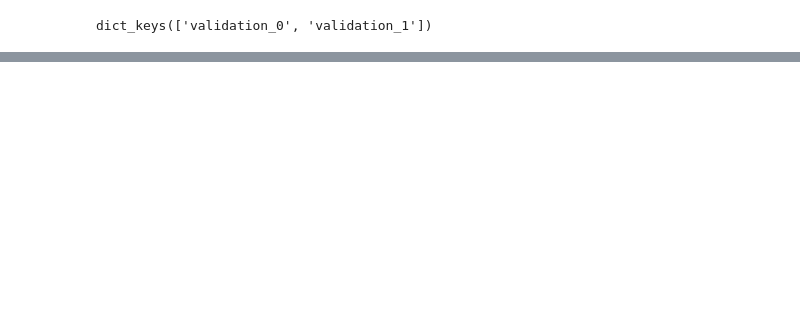
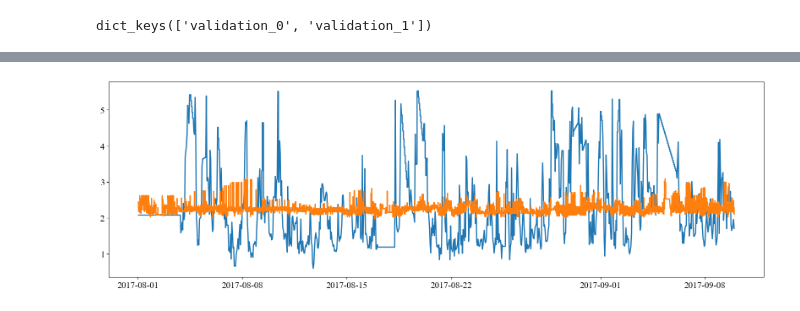
Before and after one commit to PauloCasmal/data-mining-study, a Jupyter notebook: XGB-mining.ipynb, the cells around one changed output, grey strips where cells are left out. Cells and saved outputs as stored; diff of their text form; code cells hidden in the pictures; blank space fills up the shorter version.

```diff
--- a/XGB-mining.ipynb
+++ b/XGB-mining.ipynb
@@ -130,0 +188,12 @@ plt.show()
+# %%
+yy = df[df.index > '2017-08-01 00:00:00']
+# %%
+plt.figure(figsize=(20, 6))
+
+plt.plot(yy.index, yy['% Silica Concentrate'], label='Actual % Silica Concentrate', c='tab:blue')
+
+plt.plot(y_test.index, y_pred, label='Predicted % Silica Concentrate', c='tab:orange')
+
+plt.show()
+# %% [output]
+[figure, added]
```
Also changed, not shown: parts of 21 cells of this notebook.
